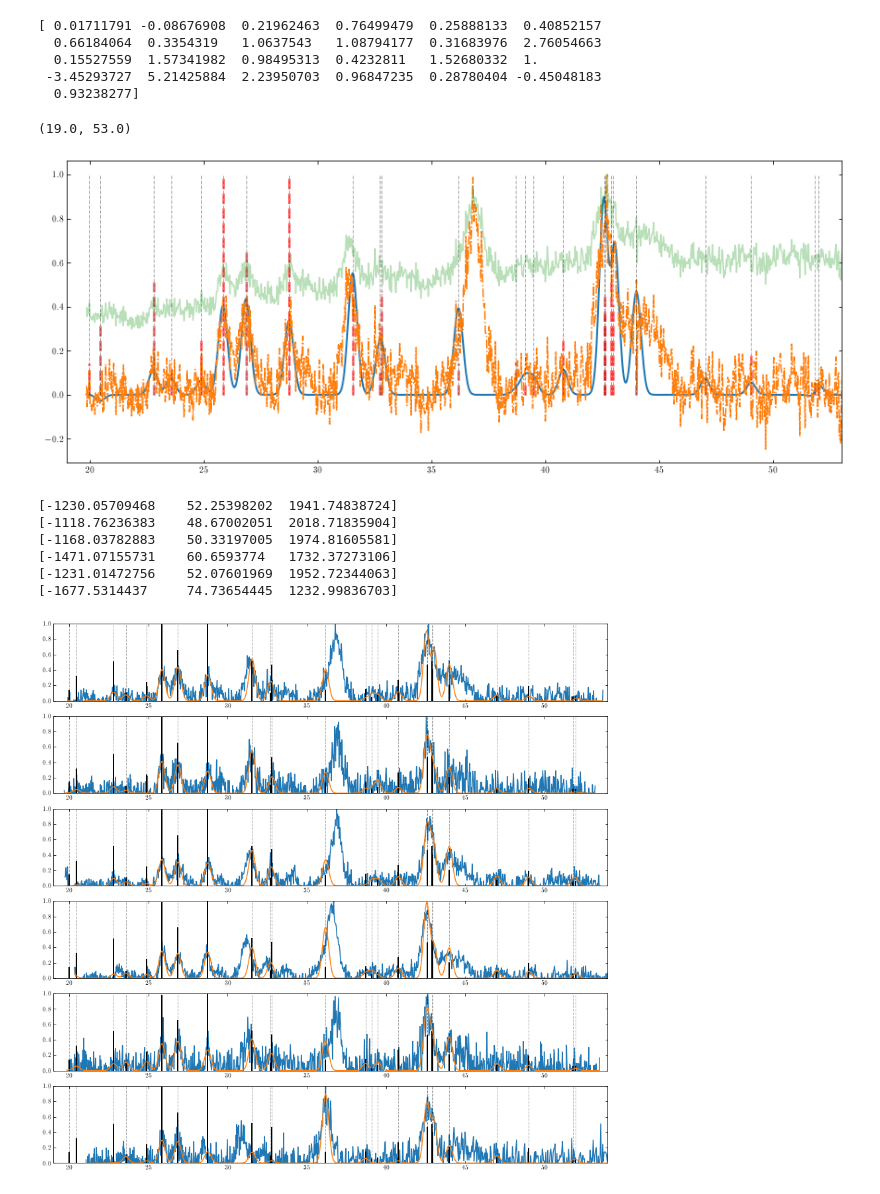
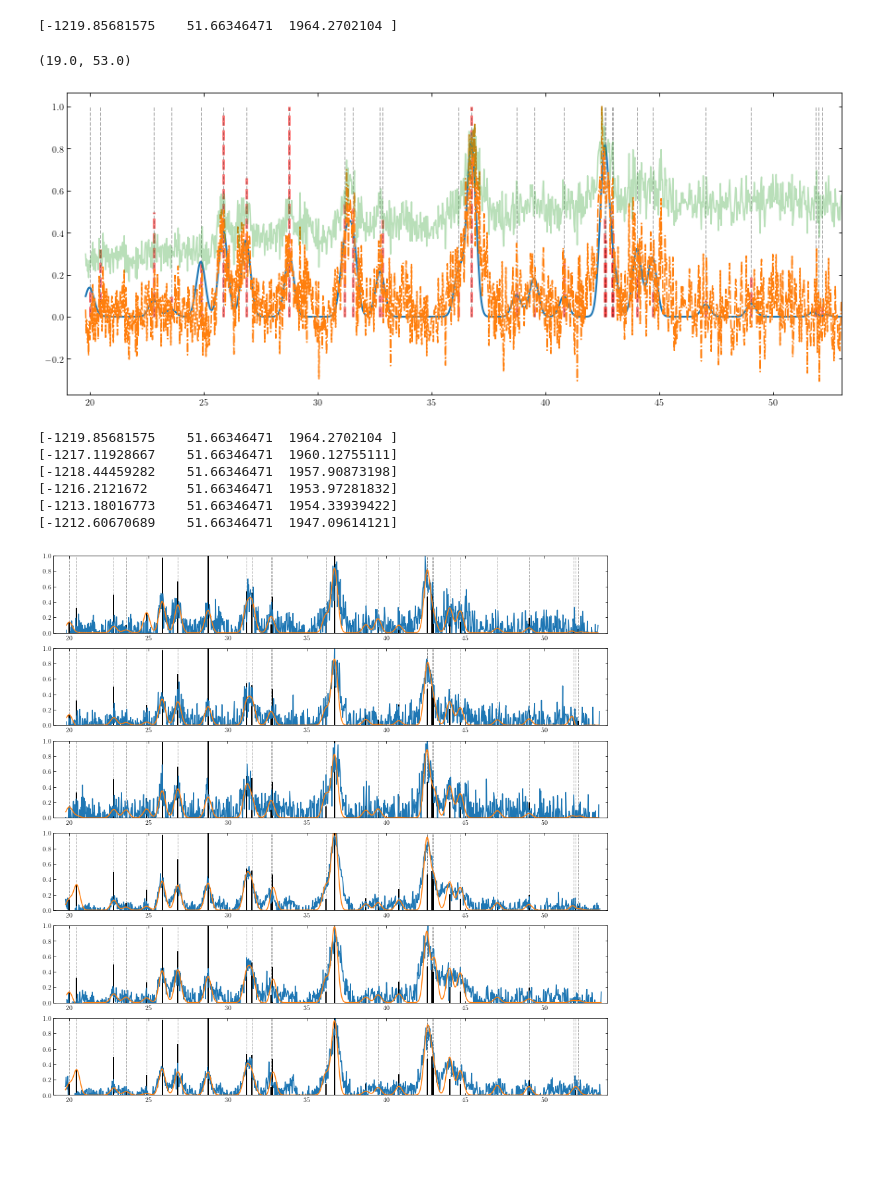
Before and after one commit to zpreisler/calibrationXRD, a Jupyter notebook: capello_barite.ipynb, the cells around one changed output. Drawn from its saved outputs; the diff is of its cells as text; code cells hidden in the pictures; blank space fills up the shorter version.

```diff
--- a/capello_barite.ipynb
+++ b/capello_barite.ipynb
@@ -29,7 +29,7 @@ def fce_calibration(x,a,beta,s):
     return (arctan((x+a)/s)) * 180 / pi + beta
 # %%
 files = glob('Cappello/Spinel_Barite/roi*.dat')
-cnb_hcs = MixPhase([barite])
+cnb_hcs = MixPhase([spinel,barite])
 
 xrd_gn = []
 xrd_spectra = []
@@ -63,7 +63,7 @@ for phase in sb:
 
 for g in gn[:]:
     for _ in range(64):
-        g.calibration(alpha=1)
+        g.calibration_nobeta(alpha=1)
         g.opt = g.spectra.opt.copy()
     print(g.spectra.opt)
 
@@ -95,37 +116,33 @@ for i,g in enumerate(gn[-8:]):
 # %%
 g = xrd_gn[0]
 s = xrd_spectra[0]
 
 for _ in range(32):
-    g.calibration(alpha=1)
-print(g.gamma)
+    g.calibration_nobeta(alpha=1)
+print(g.spectra.opt)
 
 figure(figsize=(15,6))
 
 vlines(g.mu,0,g.i,'r',alpha=0.5,ls='--',lw=3)
 plot(g.theta,g.z,'-',lw=2)
 plot(s.theta,s.intensity,'-.')
 plot(s.theta,s.raw_intensity/s.raw_intensity.max(),'-',alpha=0.33)
 vlines(g.mu,0,1,'k',alpha=0.33,ls='--',lw=1)
 
 xlim(19,53)
 #ylim(0,1)
 # %% [output]
-[ 0.01711791 -0.08676908  0.21962463  0.76499479  0.25888133  0.40852157
-  0.66184064  0.3354319   1.0637543   1.08794177  0.31683976  2.76054663
-  0.15527559  1.57341982  0.98495313  0.4232811   1.52680332  1.
- -3.45293727  5.21425884  2.23950703  0.96847235  0.28780404 -0.45048183
-  0.93238277]
+[-1219.85681575    51.66346471  1964.2702104 ]
 (19.0, 53.0)
-[figure, old version]
+[figure, new version]
 # %%
 %matplotlib inline
 fig,ax = subplots(len(xrd_spectra),1,figsize = (15,15))
 
 for i,(spectra,gn) in enumerate(zip(xrd_spectra,xrd_gn)):
 
-    for _ in range(16):
-        gn.calibration(alpha=0.5)
+    for _ in range(64):
+        gn.calibration_nobeta(alpha=1)
     print(gn.spectra.opt)
 
     ax[i].plot(spectra.theta,spectra.intensity)
@@ -139,13 +156,13 @@ for i,(spectra,gn) in enumerate(zip(xrd_spectra,xrd_gn)):
     ax[i].set_xlim(19,54)
     ax[i].set_ylim(0,1)
 # %% [output]
-[-1230.05709468    52.25398202  1941.74838724]
-[-1118.76236383    48.67002051  2018.71835904]
-[-1168.03782883    50.33197005  1974.81605581]
-[-1471.07155731    60.6593774   1732.37273106]
-[-1231.01472756    52.07601969  1952.72344063]
-[-1677.5314437     74.73654445  1232.99836703]
+[-1219.85681575    51.66346471  1964.2702104 ]
+[-1217.11928667    51.66346471  1960.12755111]
+[-1218.44459282    51.66346471  1957.90873198]
+[-1216.2121672     51.66346471  1953.97281832]
+[-1213.18016773    51.66346471  1954.33939422]
+[-1212.60670689    51.66346471  1947.09614121]
-[figure, old version]
+[figure, new version]
 # %%
 #fig,ax = subplots(len(xrd_spectra),1,figsize = (15,15))
 figure(figsize=(15,6))
```
Also changed, not shown: parts of 4 cells of this notebook, 13 other files.
